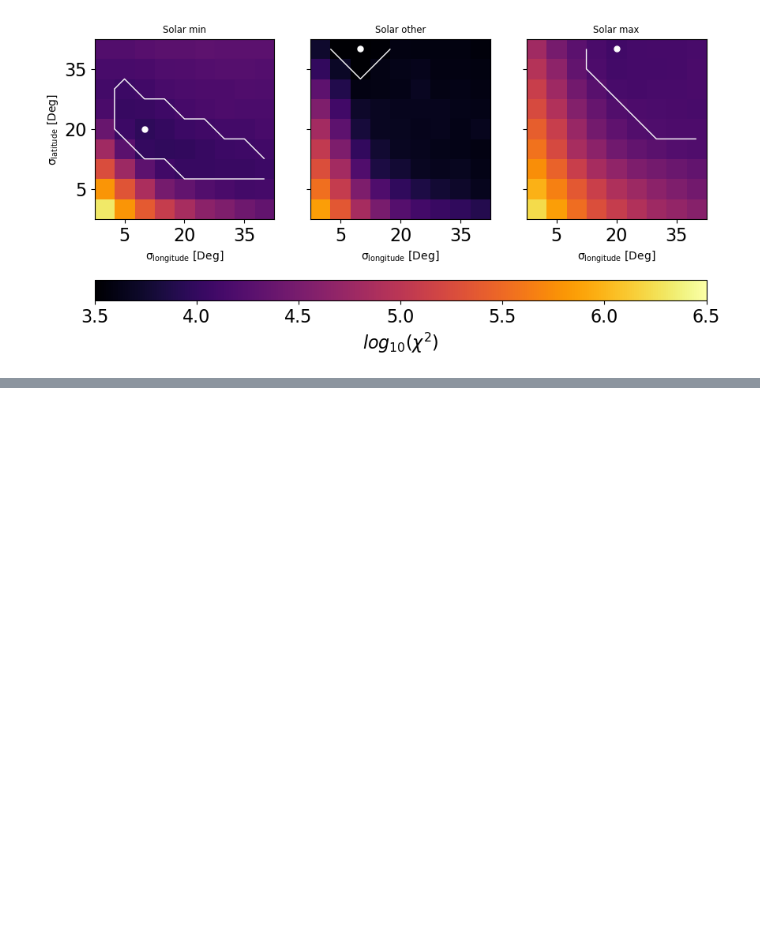
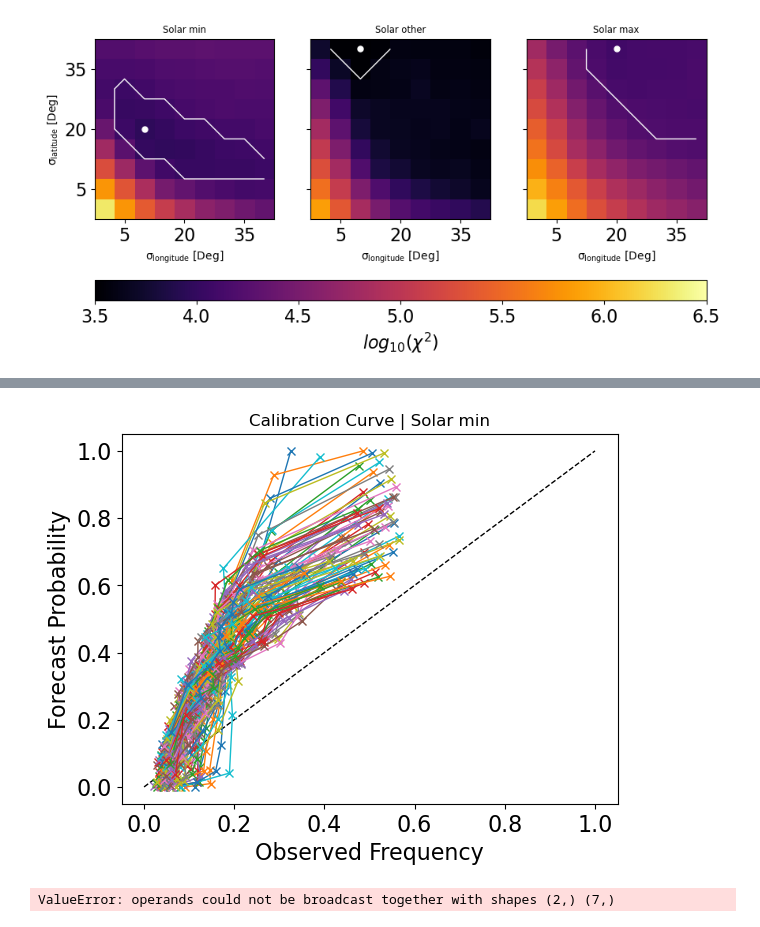
Before and after one commit to NathanielInatimi/Ensemble_Calibration, a Jupyter notebook: code/Ensemble_Calibration.ipynb, the cells around one changed output, grey strips where cells are left out. Saved outputs shown, nothing was run; the diff lists cells and outputs as text; code cells hidden in the pictures; blank space fills up the shorter version.

```diff
--- a/code/Ensemble_Calibration.ipynb
+++ b/code/Ensemble_Calibration.ipynb
@@ -478,0 +555,46 @@ plt.show()
+# %%
+key = 'min'
+
+long_dev_list = [0,5,10,15,20,25,30,35,40]
+lat_dev_list = [0,5,10,15,20,25,30,35,40]
+
+event_threshold = 500
+ensemble_size = 100
+
+briers_grid = []
+ROC_grid = []
+
+calibration_curves_grid = []
+
+CR_chunk = solar_era_dict[key]
+
+for lat_dev in lat_dev_list:
+
+    cal_curves_across_long = []
+    for long_dev in long_dev_list:
+
+        ensemble_members, observed_data = read_in_and_perturb_ensemble(CR_chunk=CR_chunk, lat_dev=lat_dev, long_pert_var=long_dev,
+                                                                    omni_data = omni_data, ensemble_size=ensemble_size)
+
+        cal_curve = compute_calibration_curve(ensemble_members=ensemble_members, observed_data=observed_data['V'], event_threshold=event_threshold, num_bins = 10)
+        cal_curves_across_long.append(cal_curve)
+
+    calibration_curves_grid.append(cal_curves_across_long)
+# %%
+#plt.figure(dpi = 200)
+plt.plot(np.linspace(0,1,2), np.linspace(0,1,2), lw = 1, linestyle = '--', color = 'black')
+
+for i, cal_curve_across_long in enumerate(calibration_curves_grid):
+    for j, cal_curve in enumerate(cal_curve_across_long):
+        plt.plot(cal_curve[0], cal_curve[1], marker = 'x', lw = 1,
+                label = f'($\mathrm{{\sigma_{{lat}},~\sigma_{{lon}}}}$) = ({lat_dev_list[i]}, {long_dev_list[j]})')
+
+#plt.legend()
+
+plt.xlabel('Observed Frequency')
+plt.ylabel('Forecast Probability')
+plt.title(f'Calibration Curve | Solar {key}')
+#plt.legend(frameon = False, fontsize = 'small')
+plt.show()
+# %% [output]
+[figure, added]
@@ -478,0 +607,4 @@ plt.show()
+# %%
+np.max(obs_freq, axis = 0)
+# %% [output]
+ValueError: operands could not be broadcast together with shapes (2,) (7,)
```
Also changed, not shown: parts of 19 cells of this notebook, 1 other file.
